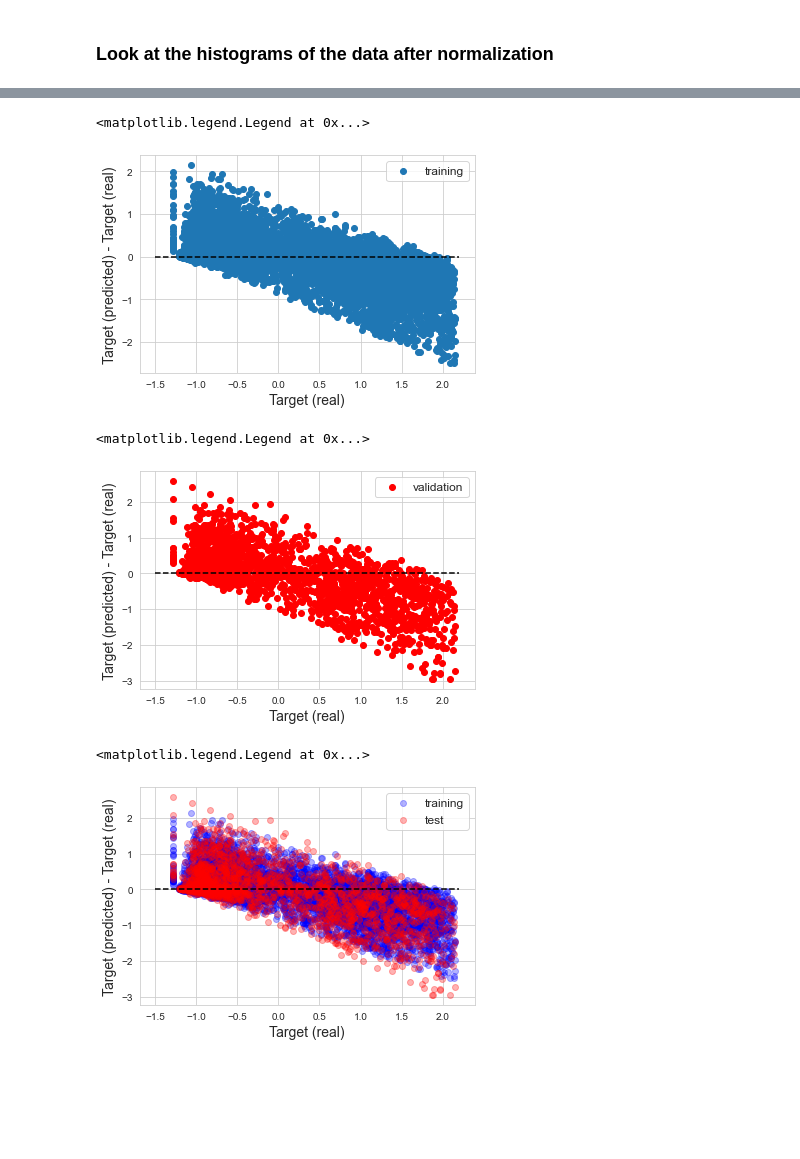
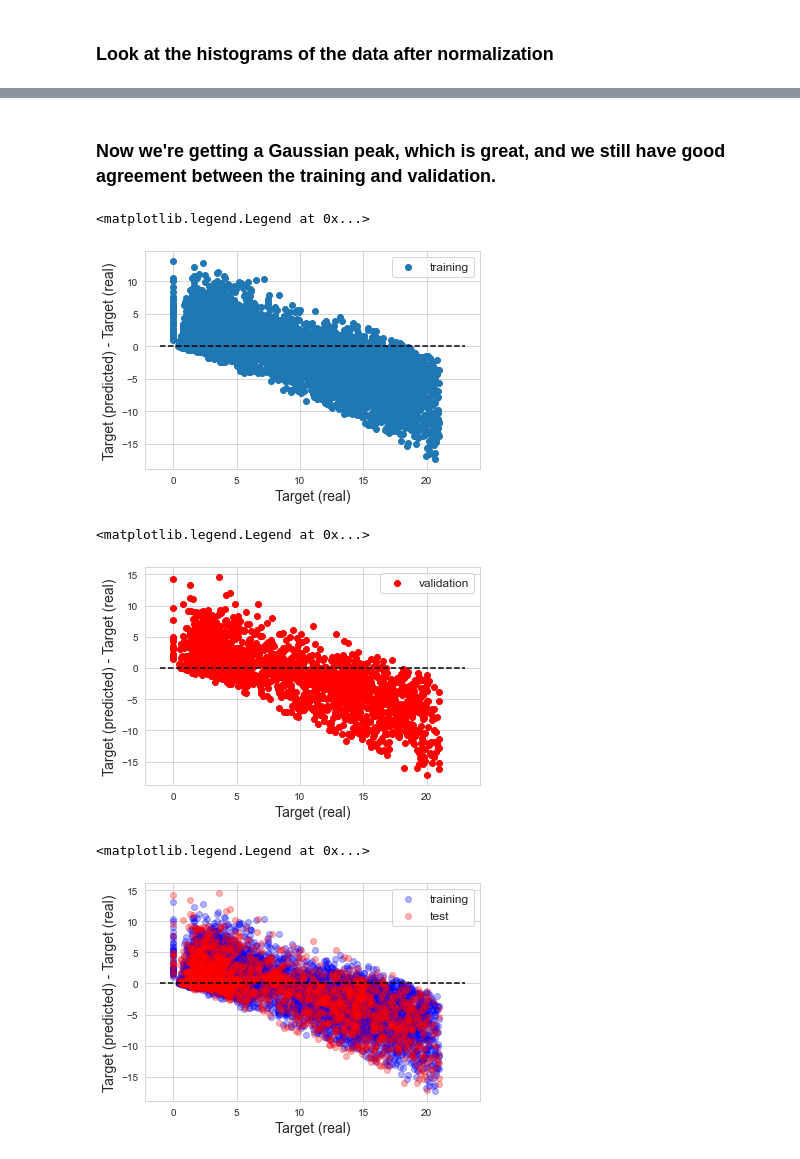
Before and after one commit to drichts/Machine_Learning, a Jupyter notebook: Assign1_drichts/Question_1.ipynb, the cells around one changed output, grey strips where cells are left out. Drawn from its saved outputs; the diff is of its cells as text; code cells hidden in the pictures; blank space fills up the shorter version.

```diff
--- a/Assign1_drichts/Question_1.ipynb
+++ b/Assign1_drichts/Question_1.ipynb
@@ -81,7 +82,7 @@ Also double check the size of the input and target arrays are the same
 # Set the input and target data
 input_skin = skin_data[['mass_npea', 'size_npear', 'malign_ratio', 'damage_size', 'exposed_area', 'std_dev_malign',
                         'err_malign', 'malign_penalty', 'damage_ratio']].values
-target_skin = skin_data[['tumor_size']].values
+target_skin = skin_data['tumor_size'].values
 
 # Print the shapes of the data to make sure the size is the same (number of rows)
 print(f'Input shape: {np.shape(input_skin)}')
@@ -124,6 +129,6 @@ Text(0.5, 1.0, 'Validation set')
 # %%
-# The KNN regressor, with k = 20 and p = 2
-reg = KNeighborsRegressor(n_neighbors=20, p=2)
+# The KNN regressor, with k = 10 and p = 2
+reg = KNeighborsRegressor(n_neighbors=10, p=2)
 
 # Fit the model with un-normalized training set
 reg.fit(input_tr, target_tr)
@@ -287,9 +282,9 @@ Text(0.5, 1.0, 'Validation set')
 # %%
-# The KNN regressor, with k = 20 and p = 2
-reg = KNeighborsRegressor(n_neighbors=5, p=2)
+# The KNN regressor, with k = 10 and p = 2
+reg = KNeighborsRegressor(n_neighbors=10, p=2)
 
 # Fit the model with the normalized training set
-reg.fit(input_tr_norm, target_tr_norm)
+reg.fit(input_tr_norm, target_tr)
 
 # Use the regressor to prediction the results for training and validation sets
 target_tr_pred_norm = reg.predict(input_tr_norm)
@@ -297,29 +292,29 @@ target_va_pred_norm = reg.predict(input_va_norm)
 
 # Set up the figure to plot the results for both the training and validations set
 fig = plt.figure(figsize=(6, 4))
-plt.plot(target_tr_norm, target_tr_pred_norm, 'ob') # Training actual vs. predicted in blue
-plt.plot(target_va_norm, target_va_pred_norm, '.r')  # Validation actual vs. predicted in red
+plt.plot(target_tr, target_tr_pred_norm, 'ob') # Training actual vs. predicted in blue
+plt.plot(target_va, target_va_pred_norm, '.r')  # Validation actual vs. predicted in red
 
 # Plot a line of slope 1 and intercept 0 to see how well the data agrees with the prediction
-plt.plot(np.arange(-1.6, 2.5, .1),  np.arange(-1.6, 2.5, .1), '-k')
+plt.plot(np.arange(-1, 23, .1),  np.arange(-1, 23, .1), '-k')
 plt.xlabel('Tumor size', fontsize=14)
 plt.ylabel('Predicted tumor size', fontsize=14)
 plt.legend(['Training', 'Validation'], fontsize=11)
-plt.xlim([-1.5, 2.5])
-plt.ylim([-1.5, 2.5])
+plt.xlim([-1, 23])
+plt.ylim([-1, 23])
 
 # Calculate the statistical information for the predicted sets
-mu_tr_norm = np.mean(target_tr_norm - target_tr_pred_norm)
-median_tr_norm = np.median(target_tr_norm - target_tr_pred_norm)
-sigma_tr_norm = np.std(target_tr_norm - target_tr_pred_norm)
+mu_tr_norm = np.mean(target_tr - target_tr_pred_norm)
+median_tr_norm = np.median(target_tr - target_tr_pred_norm)
+sigma_tr_norm = np.std(target_tr - target_tr_pred_norm)
 
-mu_va_norm = np.mean(target_va_norm - target_va_pred_norm)
-median_va_norm = np.median(target_va_norm - target_va_pred_norm)
-sigma_va_norm = np.std(target_va_norm - target_va_pred_norm)
+mu_va_norm = np.mean(target_va - target_va_pred_norm)
+median_va_norm = np.median(target_va - target_va_pred_norm)
+sigma_va_norm = np.std(target_va - target_va_pred_norm)
 
 # Add the statistical information regarding training and validation predictions to the side of the plot
 text_tr_norm = '$\mu=%.4f$\n$\mathrm{med}=%.4f$\n$\sigma=%.4f$'%(mu_tr_norm, median_tr_norm, sigma_tr_norm)
 text_va_norm = '$\mu=%.4f$\n$\mathrm{med}=%.4f$\n$\sigma=%.4f$'%(mu_va_norm, median_va_norm, sigma_va_norm)
-plt.text(2.6, 1.2, text_tr_norm, color='b', fontsize=18)
-plt.text(2.6, -1.4, text_va_norm, color='r', fontsize=18)
+plt.text(26, 15, text_tr_norm, color='b', fontsize=18)
+plt.text(26, 1.2, text_va_norm, color='r', fontsize=18)
 # %% [output]
@@ -373,31 +372,33 @@ plt.legend()
+# %% [markdown]
+### Now we're getting a Gaussian peak, which is great, and we still have good agreement between the training and validation.
 # %%
 # Inspecting systematic errors for the training set
-plt.scatter(target_tr_norm, target_tr_pred_norm - target_tr_norm, label='training')
+plt.scatter(target_tr, target_tr_pred_norm - target_tr, label='training')
 plt.xlabel('Target (real)', fontsize=14)
 plt.ylabel('Target (predicted) - Target (real)', fontsize=14)
-plt.plot([-1.5, 2.2], [0, 0], '--k')
+plt.plot([-1, 23], [0, 0], '--k')
 plt.legend(fontsize=12)
 # %% [output]
 <matplotlib.legend.Legend at 0x...>
-[figure, old version]
+[figure, new version]
 # %%
 # Inspecting systematic errors for the validation set
-plt.scatter(target_va_norm, target_va_pred_norm - target_va_norm, label='validation', color='r')
+plt.scatter(target_va, target_va_pred_norm - target_va, label='validation', color='r')
 plt.xlabel('Target (real)', fontsize=14)
 plt.ylabel('Target (predicted) - Target (real)', fontsize=14)
-plt.plot([-1.5, 2.2], [0, 0], '--k')
+plt.plot([-1, 23], [0, 0], '--k')
 plt.legend(fontsize=12)
 # %% [output]
 <matplotlib.legend.Legend at 0x...>
-[figure, old version]
+[figure, new version]
 # %%
 # Inspecting systematic errors for the training set and validation set together
-plt.scatter(target_tr_norm, target_tr_pred_norm - target_tr_norm, label='training', color='b', alpha=.3)
-plt.scatter(target_va_norm, target_va_pred_norm - target_va_norm, label='test', color='r', alpha=.3)
+plt.scatter(target_tr, target_tr_pred_norm - target_tr, label='training', color='b', alpha=.3)
+plt.scatter(target_va, target_va_pred_norm - target_va, label='test', color='r', alpha=.3)
 plt.xlabel('Target (real)', fontsize=14)
 plt.ylabel('Target (predicted) - Target (real)', fontsize=14)
-plt.plot([-1.5, 2.2], [0, 0], '--k')
+plt.plot([-1, 23], [0, 0], '--k')
 plt.legend(fontsize=12)
 # %% [output]
 <matplotlib.legend.Legend at 0x...>
-[figure, old version]
+[figure, new version]
```
Also changed, not shown: parts of 28 cells of this notebook, 1 other file.
